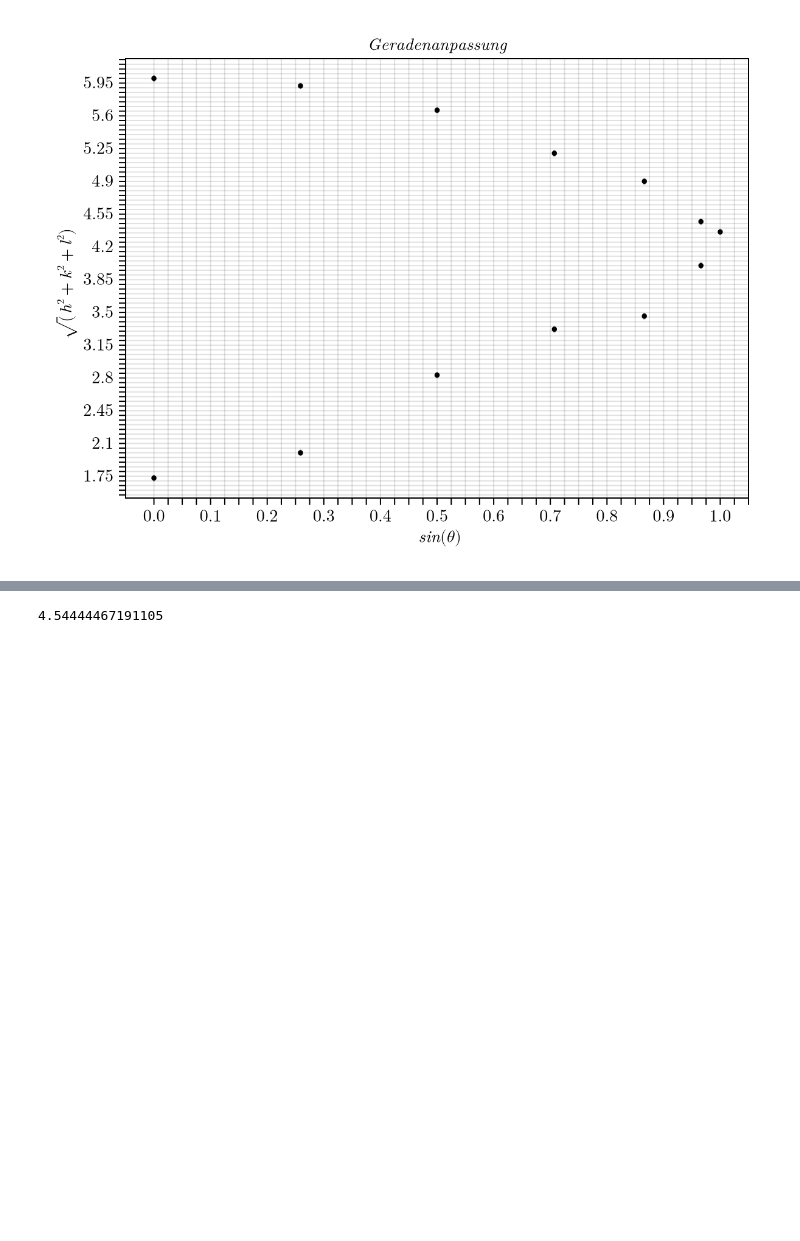
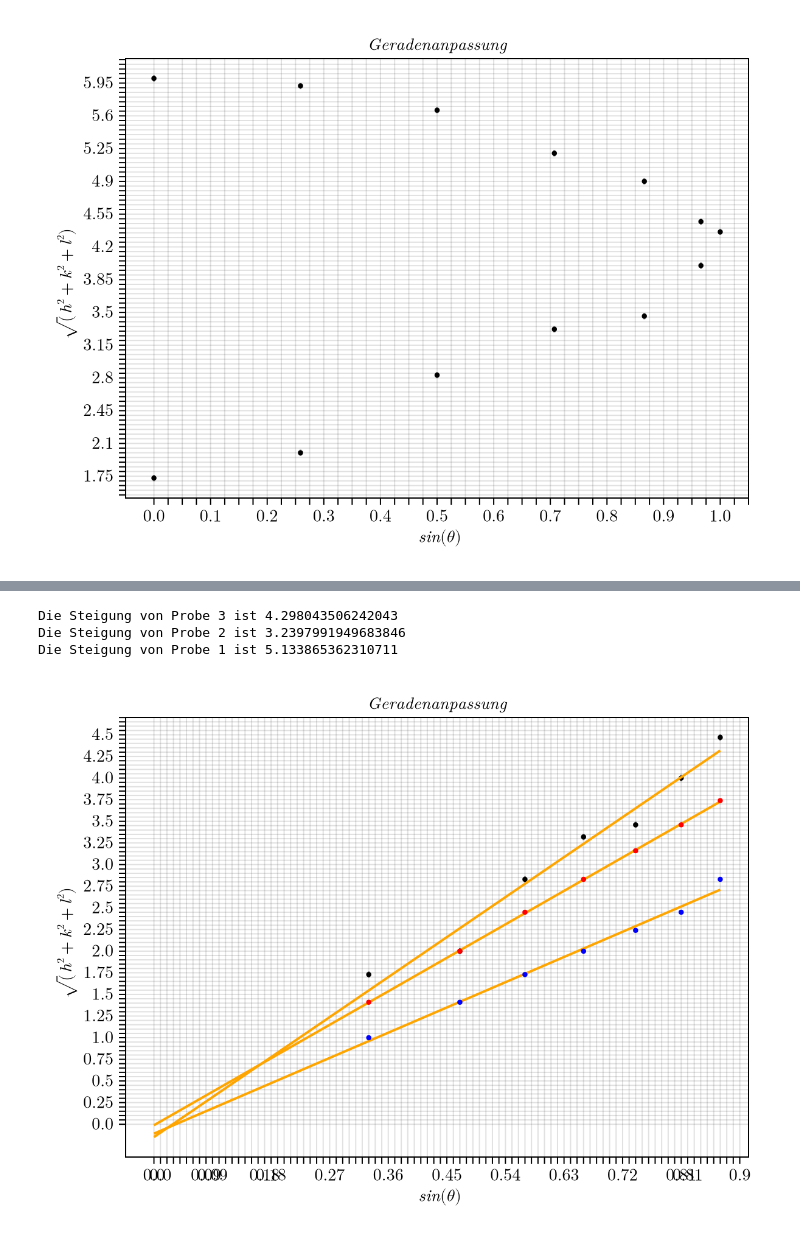
Before and after one commit to valu161/Praktikum_B_Lucas, a Jupyter notebook: Festkörperphysik/Röntgennografische_Methoden/Tabellen.ipynb, the cells around one changed output, grey strips where cells are left out. Cells and saved outputs as stored; diff of their text form; code cells hidden in the pictures; blank space fills up the shorter version.

```diff
--- a/Festkörperphysik/Röntgennografische_Methoden/Tabellen.ipynb
+++ b/Festkörperphysik/Röntgennografische_Methoden/Tabellen.ipynb
@@ -438,8 +348,5 @@ DataFrame(x=x, y=y, z=z)
 # %%
 using LsqFit
 # %%
-model1(x, p) = p[1].*x .+ p[2]
-model2(x, p) = p[1].*x .+ p[2]
-model3(x, p) = p[1].*x .+ p[2]
-p0 = [0.,1.]
+model(x, p) = p[1].*x .+ p[2]
 # %% [output]
@@ -455,4 +354,70 @@ p=fit.param
-# %%
-x[length(x)]*p[1]+p[2]
-# %% [output]
-4.54444467191105
+# %%
+#x = th1
+x = value.(th1)##ANPASSEN##
+y1 = fcc ##ANPASSEN##
+y2 = bcc ##ANPASSEN##
+y3 = sc  ##ANPASSEN##
+#Fehler-Array mit gleichem Fehler
+yfit(x,m,b)=m*x+b
+Δx= delth
+Δy= 0
+fit1 = curve_fit(model, x, y1, p0)
+fit2 = curve_fit(model, x, y2, p0)
+fit3 = curve_fit(model, x, y3, p0)
+p1=fit1.param
+p2=fit2.param
+p3=fit3.param
+println("Die Steigung von Probe 3 ist ", p2[1]);
+println("Die Steigung von Probe 2 ist ", p3[1]);
+println("Die Steigung von Probe 1 ist ", p1[1]);
+#=for i in 1:length(x)
+    push!(Δx,ΔV) ###ANPASSEN##
+    push!(Δy,ΔT) ##ANPASSEN##
+end=#
+#=for i in 1:length(x)
+    push!(Δx,ΔV) ###ANPASSEN##
+    push!(Δy,ΔT) ##ANPASSEN##
+end=#
+
+with_theme(theme_latexfonts()) do
+    fig = Figure()
+    ax = Axis(fig[1,1])
+    #Fehlerbalken
+    #errorbars!(ax, x, y, Δy, color=:grey, whiskerwidth = 5)
+    errorbars!(ax, x, y1, Δx, color=:grey, whiskerwidth = 5, direction = :x)
+    #Messwerte
+    scatter!(ax,x, y1, markersize = 6, color=:black)
+    lines!(ax, [0, x[end]], [p1[2], yfit(x[length(x)], p1[1], p1[2])], linewidth = 2, color = :orange)
+    lines!(ax, [0, x[end]], [p2[2], yfit(x[length(x)], p2[1], p2[2])], linewidth = 2, color = :orange)
+    lines!(ax, [0, x[end]], [p3[2], yfit(x[length(x)], p3[1], p3[2])], linewidth = 2, color = :orange)
+    scatter!(ax,x, y2, markersize = 6, color=:red)
+    scatter!(ax,x, y3, markersize = 6, color=:blue)
+
+    ax.title = L"$Geradenanpassung$" ##ANPASSEN##
+
+
+    #Skalierung der x-Achse ##ANPASSEN##
+xticks = nice_ticks_and_labels(x, n_labels=11, n_ticks=10)[1]
+xticklabels = nice_ticks_and_labels(x, n_labels=11, n_ticks=40)[2]
+aligned_xlabels = alignedlabels(xticks, xticklabels)
+#Skalierung der y-Achse ##ANPASSEN##
+yticks = nice_ticks_and_labels(y1, n_labels=21)[1]
+yticklabels = nice_ticks_and_labels(y1, n_labels=21)[2]
+aligned_ylabels = alignedlabels(yticks, yticklabels)
+ax.xlabel = L" $sin(\theta)$" ##ANPASSEN##
+ax.ylabel = L"$\sqrt(h^2 +k^2 +l^2)$  " ##ANPASSEN##
+
+ax.xticks = (xticks, aligned_xlabels)
+ax.yticks = (yticks, aligned_ylabels)
+
+#axislegend(ax; position=(:left, :top))
+    #plot speichern
+    save("Messung_gerade_Probe3.png", fig, px_per_unit = 2) ##ANPASSEN##
+
+    fig
+end
+# %% [output]
+Die Steigung von Probe 3 ist 4.298043506242043
+Die Steigung von Probe 2 ist 3.2397991949683846
+Die Steigung von Probe 1 ist 5.133865362310711
+[figure, new version]
```
Also changed, not shown: parts of 8 cells of this notebook, 10 other files.
